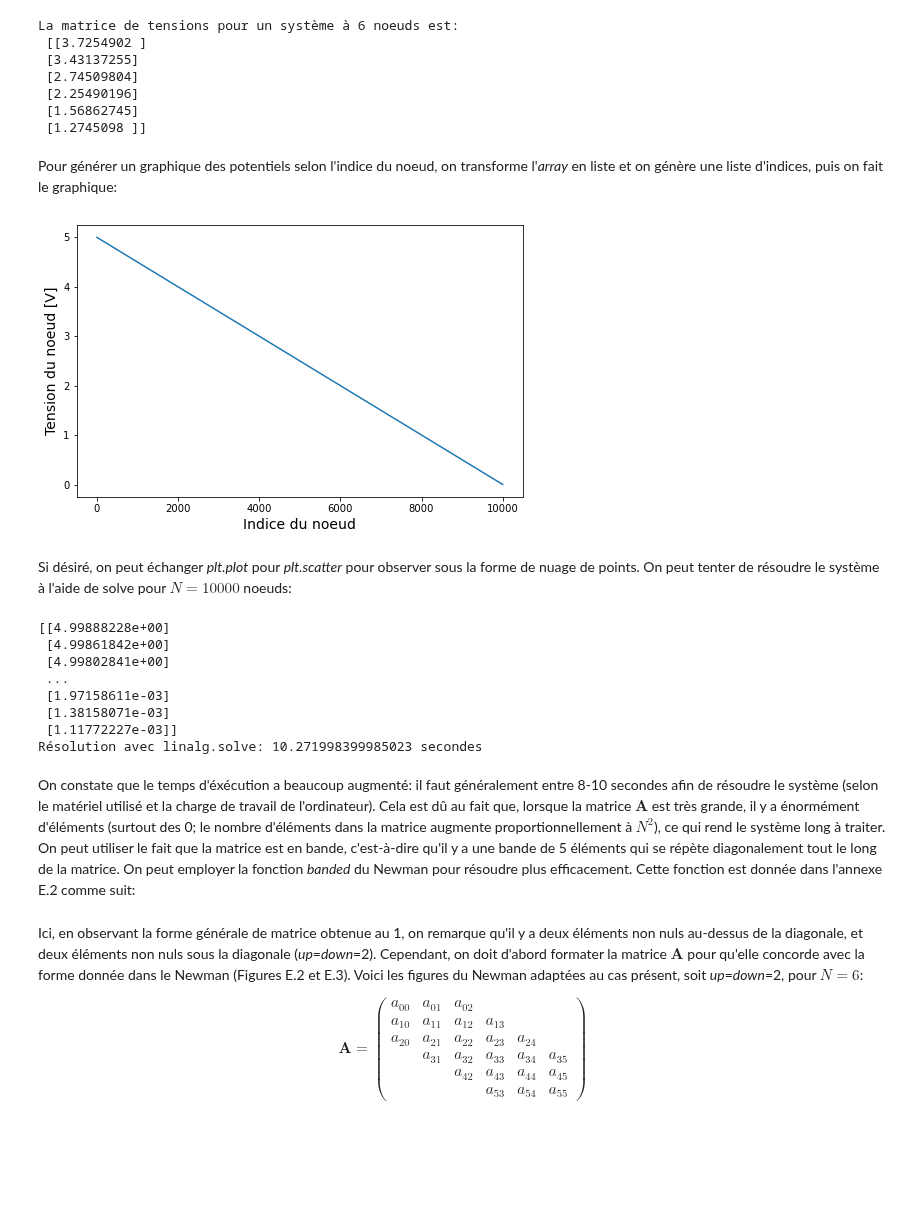
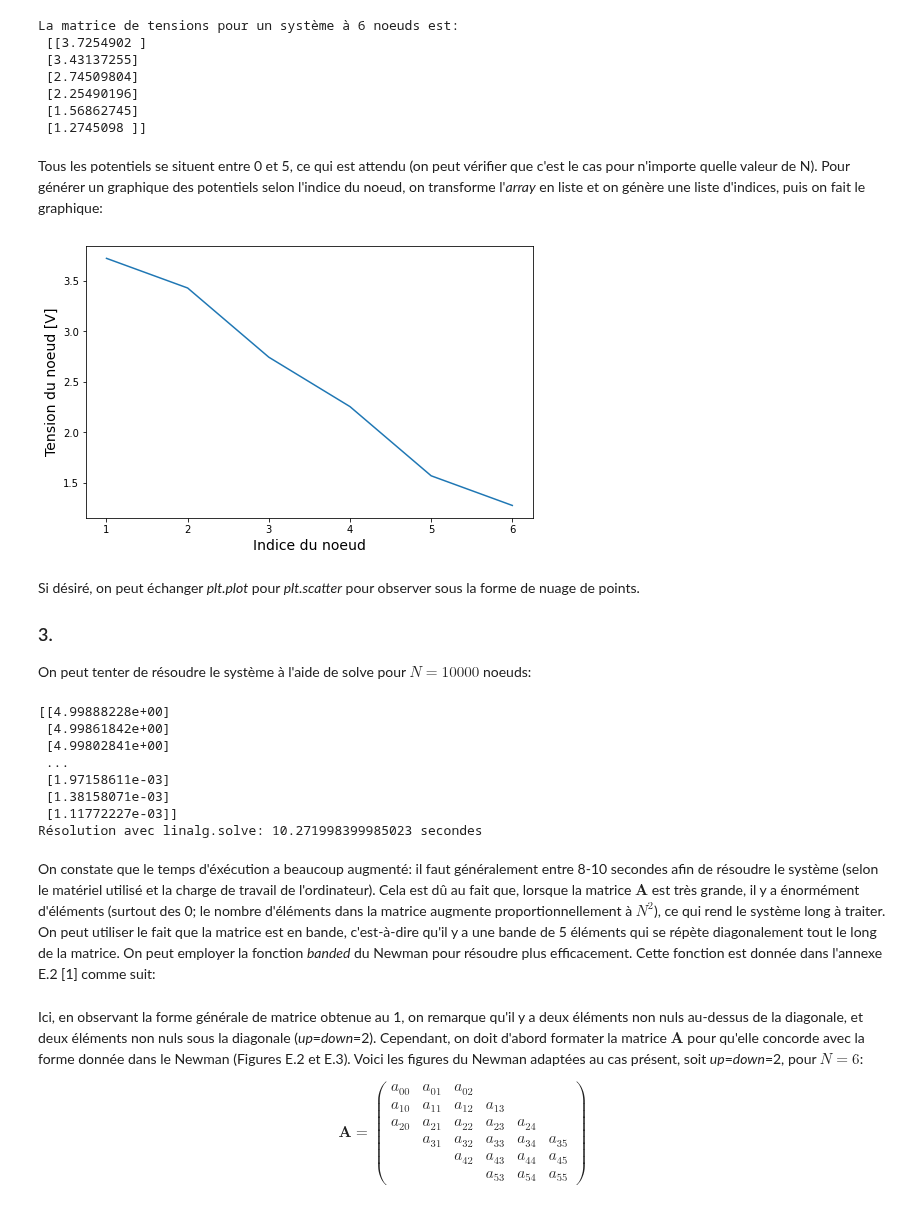
Before and after one commit to Jordan-Charest/PhysNum, a Jupyter notebook: TP2/TP2_final.ipynb, the cells around one changed output. Cells and saved outputs as stored; diff of their text form; code cells hidden in the pictures; blank space fills up the shorter version.

```diff
--- a/TP2/TP2_final.ipynb
+++ b/TP2/TP2_final.ipynb
@@ -135,9 +139,9 @@ On souhaite écrire un programme capable de résoudre un tel système. On utilis
 
 def matrices(N, V):
     A = np.zeros((N,N))
-    b = np.zeros((N,1))
+    w = np.zeros((N,1))
 
-    b[0,0], b[1,0] = V, V
+    w[0,0], w[1,0] = V, V
 
     A[0,0:3] = [3, -1, -1]
     A[1,0:4] = [-1, 4, -1, -1]
@@ -148,7 +152,7 @@ def matrices(N, V):
     A[N-2, N-4:N] = [-1, -1, 4, -1]
     A[N-1, N-3:N] = [-1, -1, 3]
 
-    return A, b
+    return A, w
 # %% [markdown]
 On écrit maintenant un script pour résoudre la matrice ainsi obtenue. Débutons avec la matrice pour $N=6$:
 # %%
@@ -159,9 +163,9 @@ On écrit maintenant un script pour résoudre la matrice ainsi obtenue. Débuton
 N = 6
 V = 5
 
-A, b = matrices(N, V)
+A, w = matrices(N, V)
 
-x = linalg.solve(A, b)
+x = linalg.solve(A, w)
 
 print(f"La matrice de tensions pour un système à {N} noeuds est:\n",x)
 # %% [output]
@@ -173,27 +177,31 @@ La matrice de tensions pour un système à 6 noeuds est:
  [1.56862745]
  [1.2745098 ]]
 # %% [markdown]
-Pour générer un graphique des potentiels selon l'indice du noeud, on transforme l'*array* en liste et on génère une liste d'indices, puis on fait le graphique:
+Tous les potentiels se situent entre 0 et 5, ce qui est attendu (on peut vérifier que c'est le cas pour n'importe quelle valeur de N). Pour générer un graphique des potentiels selon l'indice du noeud, on transforme l'*array* en liste et on génère une liste d'indices, puis on fait le graphique:
 # %%
 import matplotlib.pyplot as plt
 
 def V_vs_noeud(N,V):
 
-    A, b = matrices(N,V)
-    x = linalg.solve(A, b)
+    A, w = matrices(N,V)
+    x = linalg.solve(A, w)
     x = [e for n in x.tolist() for e in n]
     i = [n+1 for n in range(N)]
 
     V_vs_noeud_fig = plt.figure(figsize=(8,5))
     #plt.scatter(i, x)
     plt.plot(i, x)
     plt.xlabel('Indice du noeud', fontsize=14)
     plt.ylabel("Tension du noeud [V]", fontsize=14)
     plt.show()
 
-V_vs_noeud(10000,5)
+V_vs_noeud(6,5)
 # %% [output]
-[figure, old version]
+[figure, new version]
 # %% [markdown]
-Si désiré, on peut échanger *plt.plot* pour *plt.scatter* pour observer sous la forme de nuage de points. On peut tenter de résoudre le système à l'aide de solve pour $N=10000$ noeuds:
+Si désiré, on peut échanger *plt.plot* pour *plt.scatter* pour observer sous la forme de nuage de points.
+
+### 3.
+
+On peut tenter de résoudre le système à l'aide de solve pour $N=10000$ noeuds:
 # %%
@@ -215,7 +223,7 @@ print(f"Résolution avec linalg.solve: {t2-t1} secondes")
  [1.11772227e-03]]
 Résolution avec linalg.solve: 10.271998399985023 secondes
 # %% [markdown]
-On constate que le temps d'éxécution a beaucoup augmenté: il faut généralement entre 8-10 secondes afin de résoudre le système (selon le matériel utilisé et la charge de travail de l'ordinateur). Cela est dû au fait que, lorsque la matrice $\mathbf{A}$ est très grande, il y a énormément d'éléments (surtout des 0; le nombre d'éléments dans la matrice augmente proportionnellement à $N^2$), ce qui rend le système long à traiter. On peut utiliser le fait que la matrice est en bande, c'est-à-dire qu'il y a une bande de 5 éléments qui se répète diagonalement tout le long de la matrice. On peut employer la fonction *banded* du Newman pour résoudre plus efficacement. Cette fonction est donnée dans l'annexe E.2 comme suit:
+On constate que le temps d'éxécution a beaucoup augmenté: il faut généralement entre 8-10 secondes afin de résoudre le système (selon le matériel utilisé et la charge de travail de l'ordinateur). Cela est dû au fait que, lorsque la matrice $\mathbf{A}$ est très grande, il y a énormément d'éléments (surtout des 0; le nombre d'éléments dans la matrice augmente proportionnellement à $N^2$), ce qui rend le système long à traiter. On peut utiliser le fait que la matrice est en bande, c'est-à-dire qu'il y a une bande de 5 éléments qui se répète diagonalement tout le long de la matrice. On peut employer la fonction *banded* du Newman pour résoudre plus efficacement. Cette fonction est donnée dans l'annexe E.2 [1] comme suit:
 # %%
 # Fonction banded tirée de l'annexe E.2 du Newman
 # But: résoudre plus efficacement un système d'équations avec une matrice A à bande
```
Also changed, not shown: parts of 8 cells of this notebook, 1 other file.
